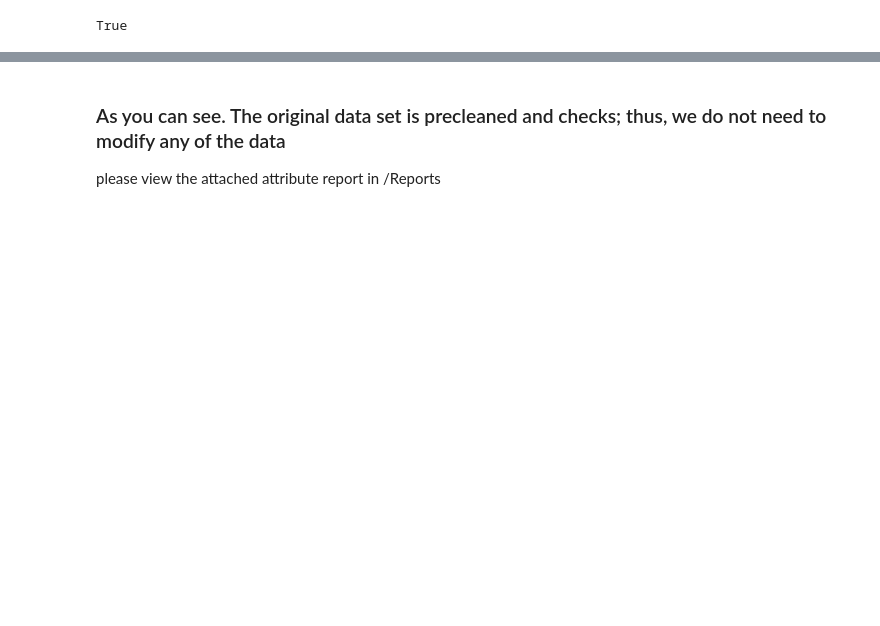
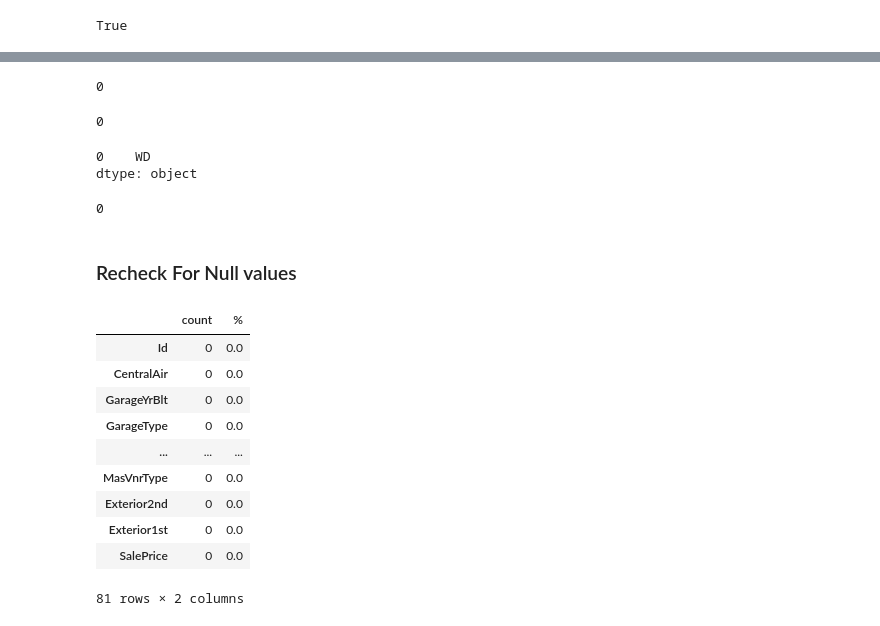
Before and after one commit to SwechaKranthi/DataScience-Capstone2-HousingPrices, a Jupyter notebook: Notebooks/Housing_DataWrangling.ipynb, the cells around one changed output, grey strips where cells are left out. Saved outputs shown, nothing was run; the diff lists cells and outputs as text; code cells hidden in the pictures; blank space fills up the shorter version.

```diff
--- a/Notebooks/Housing_DataWrangling.ipynb
+++ b/Notebooks/Housing_DataWrangling.ipynb
@@ -201,0 +462,3 @@ dtype: object
+# %%
+test_data['Functional'] = test_data['Functional'].fillna('Typ')
+test_data['Functional'].isna().sum()
@@ -201,0 +472,3 @@ dtype: object
+# %%
+test_data['KitchenQual'] = test_data['KitchenQual'].fillna('TA')
+test_data['KitchenQual'].isna().sum()
@@ -202,4 +484,43 @@ dtype: object
+# %%
+for i in ('Exterior2nd','Exterior1st'):
+  test_data[i] = test_data[i].fillna('VinylSd')
+test_data['Exterior2nd'].isna().sum()
+# %% [output]
+0
+# %%
+test_data['Exterior1st'].isna().sum()
+# %% [output]
+0
+# %%
+test_data['SaleType'].mode()
+# %% [output]
+0    WD
+dtype: object
+# %%
+test_data['SaleType'] = test_data['SaleType'].fillna('WD')
+test_data['SaleType'].isna().sum()
+# %% [output]
+0
 # %% [markdown]
-### As you can see. The original data set is precleaned and checks; thus, we do not need to modify any of the data
-
-please view the attached attribute report in /Reports
+### Recheck For Null values
+# %%
+pd.set_option('display.max_rows', 8)
+
+
+missing_train = pd.concat([train_data.isna().sum().sort_values(ascending = False), (train_data.isna().sum().sort_values(ascending = False)/len(train_data))*100], axis=1, keys = ["count", "%"])
+
+missing_test = pd.concat([test_data.isna().sum().sort_values(ascending = False), (test_data.isna().sum().sort_values(ascending = False)/len(test_data))*100], axis=1, keys = ["count", "%"])
+
+missing_train
+# %% [output]
+|  | count | % |
+| Id | 0 | 0.0 |
+| CentralAir | 0 | 0.0 |
+| GarageYrBlt | 0 | 0.0 |
+| GarageType | 0 | 0.0 |
+| ... | ... | ... |
+| MasVnrType | 0 | 0.0 |
+| Exterior2nd | 0 | 0.0 |
+| Exterior1st | 0 | 0.0 |
+| SalePrice | 0 | 0.0 |
+81 rows × 2 columns
```
Also changed, not shown: parts of 36 cells of this notebook, 3 other files.
